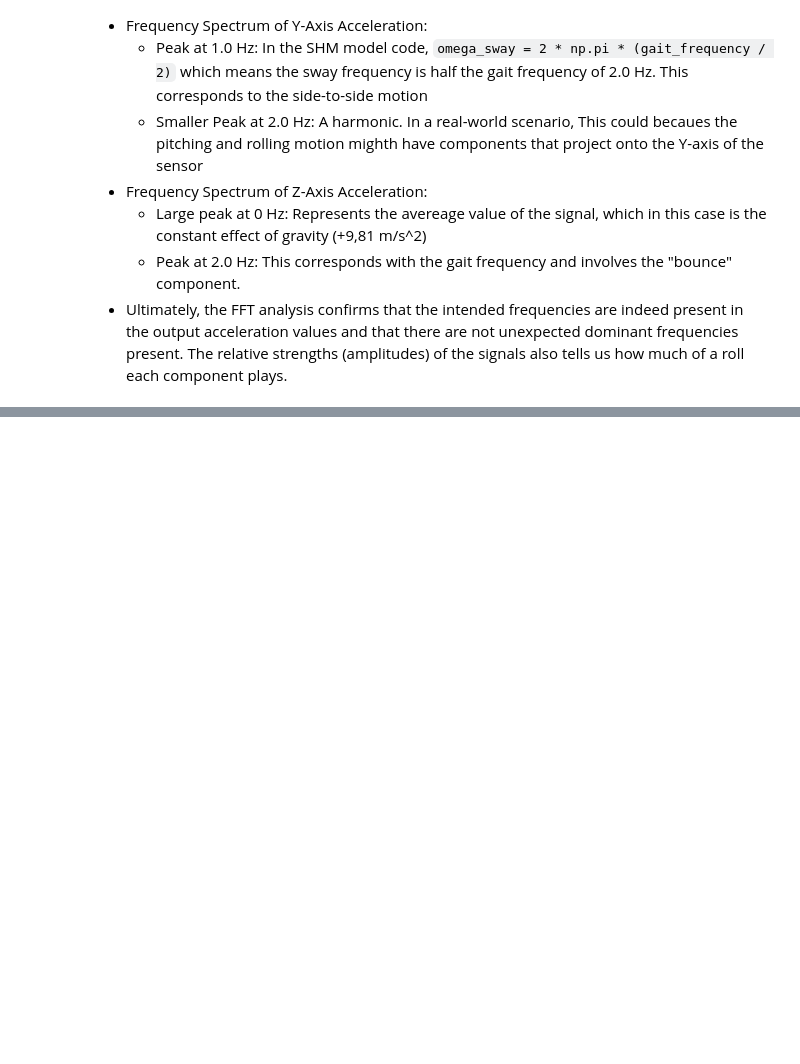
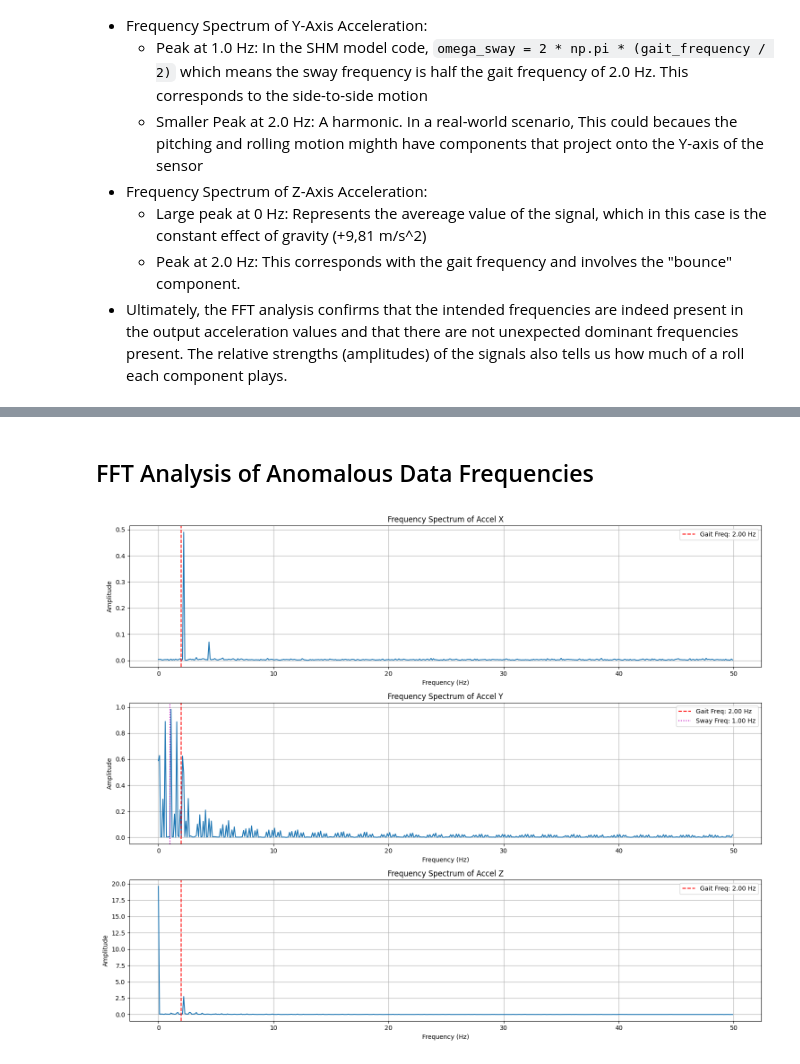
Before and after one commit to akshikari/sensor-data-processing-sim, a Jupyter notebook: data/qa_analysis/accelerometer_gen_data_qa.ipynb, the cells around one changed output, grey strips where cells are left out. Saved outputs shown, nothing was run; the diff lists cells and outputs as text; code cells hidden in the pictures; blank space fills up the shorter version.

```diff
--- a/data/qa_analysis/accelerometer_gen_data_qa.ipynb
+++ b/data/qa_analysis/accelerometer_gen_data_qa.ipynb
@@ -163,0 +236,55 @@ else:
+# %% [markdown]
+## FFT Analysis of Anomalous Data Frequencies
+# %%
+# FFT Configs
+anom_fft_subset_duration = 10  # seconds
+anom_fft_samples = sample_frequency * anom_fft_subset_duration
+# Calculate Fourier Transform (FT) for just a small subset (first 10 seconds) of data.
+anom_fft_df = anom_data_df.iloc[:fft_samples].copy()
+if len(anom_fft_df) >= 2:
+    T = 1.0 / sample_frequency  # Sample spacing, time in seconds between data records
+    N = len(anom_fft_df)  # Number of sample points for FFT
+
+    signals = {
+        "Accel X": anom_fft_df["accel_x"].values,
+        "Accel Y": anom_fft_df["accel_y"].values,
+        "Accel Z": anom_fft_df["accel_z"].values
+    }
+
+    plt.figure(figsize=(15, 12))
+    plot_index = 1
+    for name, data in signals.items():
+        if N > 0 and len(data) == N:
+            # Get dataframe of FT complex numbers for input signals
+            yf = fft(data)
+            # Get the frequency bins that these complex numbers correspond to.
+            # Only care about the positive values here, hence filtering only to [:N//2] results
+            xf = fftfreq(N, T)[:N//2]
+
+            plt.subplot(3, 1, plot_index)
+            # 2.0/N - normalization factor where we multiply by 2 purely for visualization purposes,
+            # and divide by N to scale the amplitude to be independent of the signal length
+            # Complex numbers are kinda hard to visualize, so we take the absolute value
+            # Again, only want the positive frequencies so we do yf[0:N//2]
+            plt.plot(xf, 2.0/N * np.abs(yf[0:N//2]))
+            plt.title(f'Frequency Spectrum of {name}')
+            plt.xlabel('Frequency (Hz)')
+            plt.ylabel('Amplitude')
+            # Highlight expected gait frequency (from params object)
+            if params and hasattr(params, 'gait_frequency'):
+                plt.axvline(params.gait_frequency, color='r', linestyle='--', label=f'Gait Freq: {params.gait_frequency:.2f} Hz')
+                # For Accel Y, sway might be half the gait frequency based on our model
+                if name == 'Accel Y' and (params.gait_frequency / 2) > 0:
+                     plt.axvline(params.gait_frequency / 2, color='m', linestyle=':', label=f'Sway Freq: {params.gait_frequency/2:.2f} Hz')
+            plt.legend()
+            plt.grid(True)
+            plot_index += 1
+        else:
+             print(f"Signal data for {name} is empty or length mismatch, skipping FFT. N={N}, len(data)={len(data)}")
+
+    plt.tight_layout()
+    plt.show()
+else:
+    print("Not enough samples in subset for FFT analysis.")
+# %% [output]
+[figure, added]
```
Also changed, not shown: parts of 13 cells of this notebook, 1 other file.
